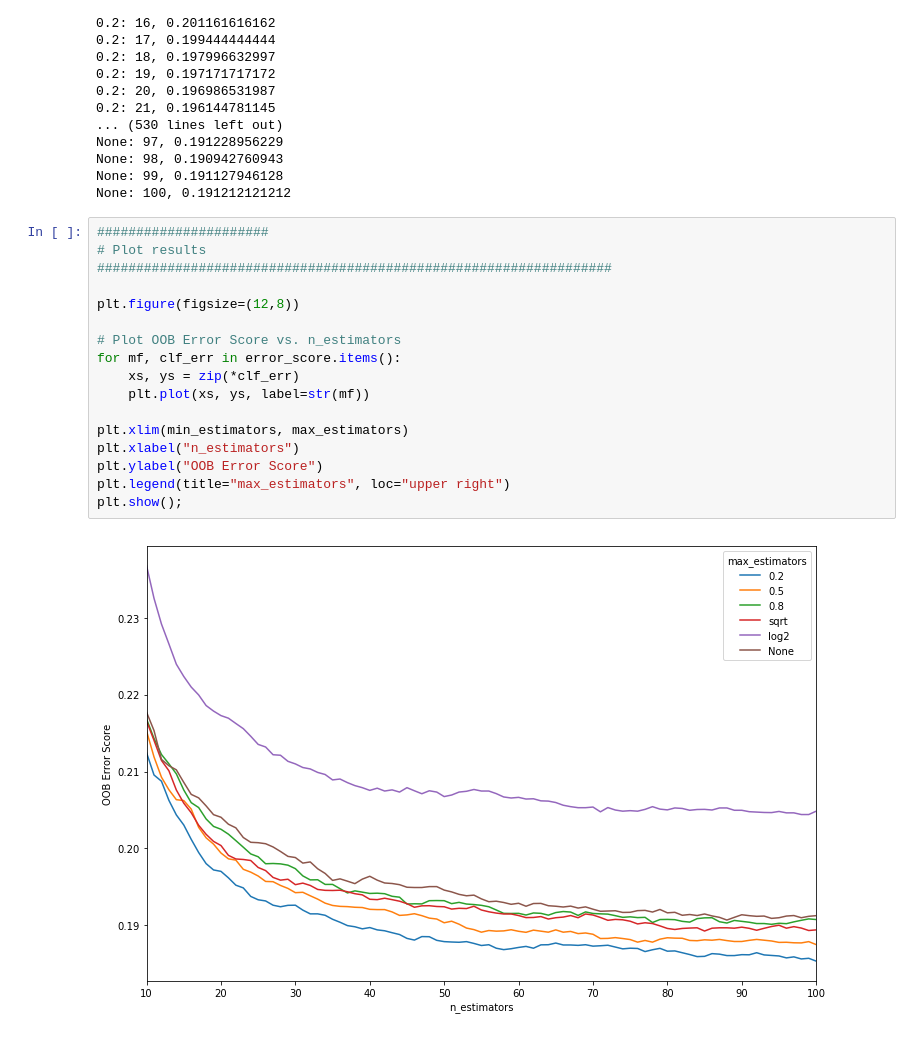
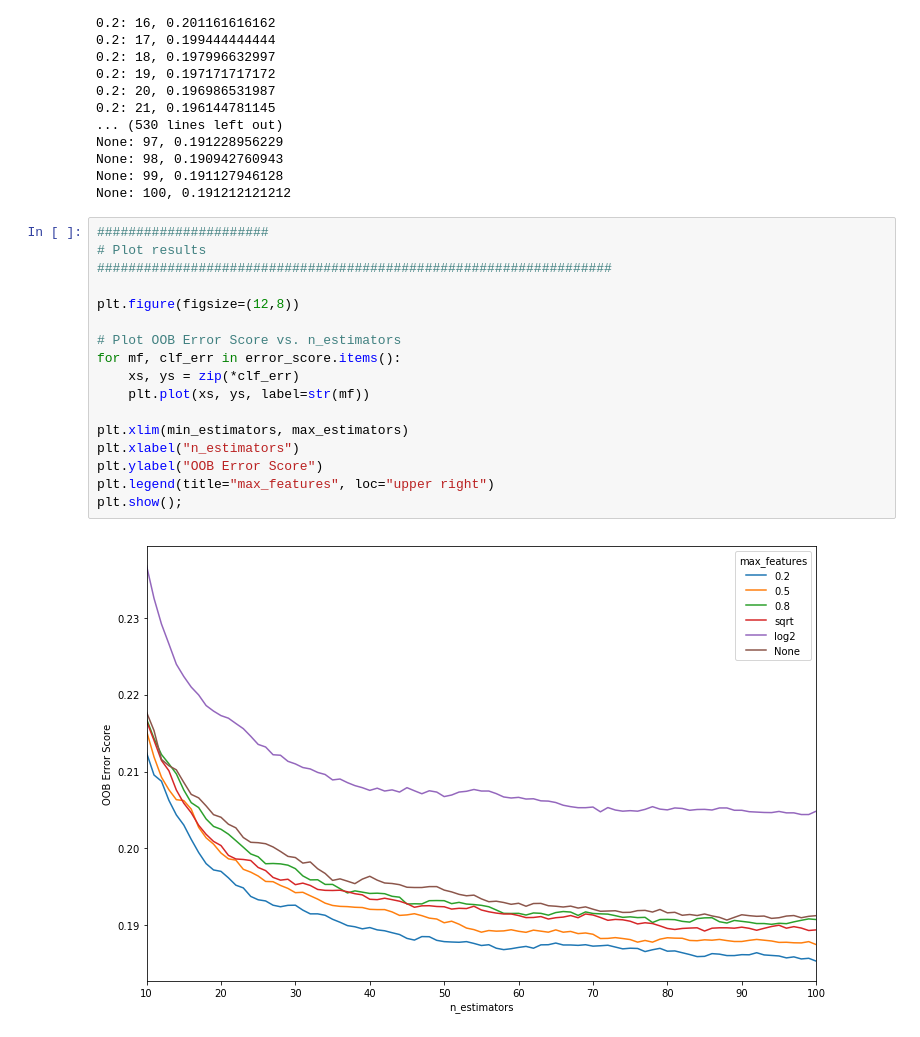
Before and after one commit to DrRoad/pumpitup, a Jupyter notebook: pumpitup_model_metaparameters.ipynb, the cells around one changed output. Saved outputs shown, nothing was run; the diff lists cells and outputs as text.

```diff
--- a/pumpitup_model_metaparameters.ipynb
+++ b/pumpitup_model_metaparameters.ipynb
@@ -106,19 +106,19 @@ None: 100, 0.191212121212
 # %%
 ######################
 # Plot results
 ##################################################################
 
 plt.figure(figsize=(12,8))
 
 # Plot OOB Error Score vs. n_estimators
 for mf, clf_err in error_score.items():
     xs, ys = zip(*clf_err)
     plt.plot(xs, ys, label=str(mf))
 
 plt.xlim(min_estimators, max_estimators)
 plt.xlabel("n_estimators")
 plt.ylabel("OOB Error Score")
-plt.legend(title="max_estimators", loc="upper right")
+plt.legend(title="max_features", loc="upper right")
 plt.show();
 # %% [output]
-[figure, old version]
+[figure, new version]
```
